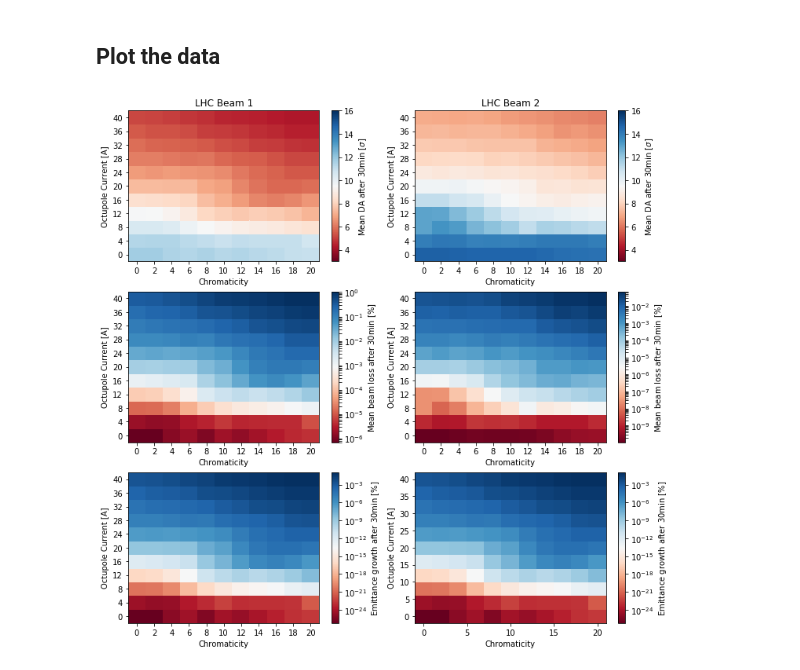
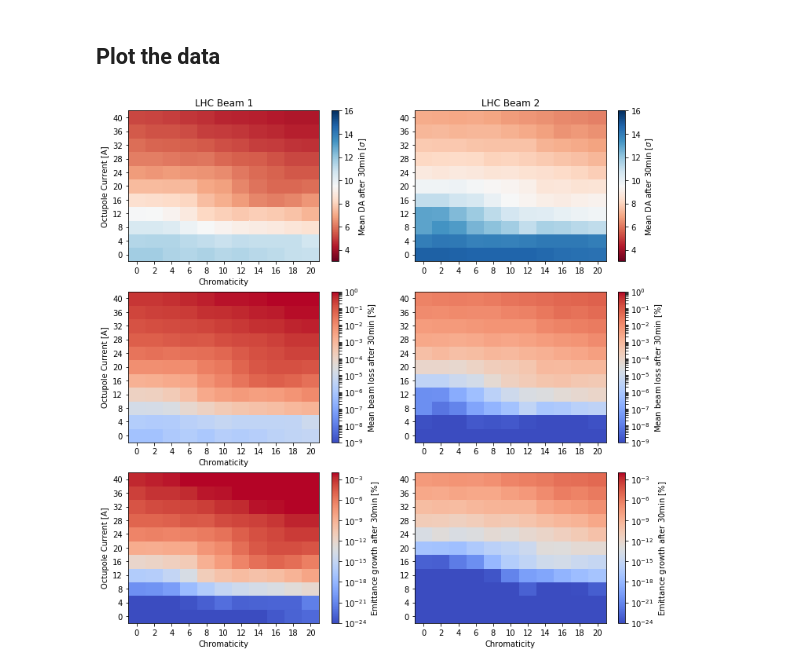
Before and after one commit to mtitze/HL-LHC, a Jupyter notebook: analyses/analysis_chroma_ioct.ipynb, the cells around one changed output. Saved outputs shown, nothing was run; the diff lists cells and outputs as text; code cells hidden in the pictures.

Commit message:
bug fixes and updates on analysis of chroma/ioct studies

```diff
--- a/analyses/analysis_chroma_ioct.ipynb
+++ b/analyses/analysis_chroma_ioct.ipynb
@@ -105,9 +105,9 @@ Calculate the emittance growth and assign to the dataframe
 def emittance_growth_gauss(d):
     return (d**2*np.exp(-d**2/2))/(2*(1-np.exp(-d**2/2)))
 
-data_B1 = data_B1.assign(eg_mean=emittance_growth_gauss(testdata.meanda))
+data_B1 = data_B1.assign(eg_mean=emittance_growth_gauss(data_B1.meanda))
 # %%
-data_B2 = data_B2.assign(eg_mean=emittance_growth_gauss(testdata.meanda))
+data_B2 = data_B2.assign(eg_mean=emittance_growth_gauss(data_B2.meanda))
 # %% [markdown]
 calculate the particle losses and assign them to the dataframe
 # %%
@@ -125,6 +125,8 @@ data_B2 = data_B2.assign(avgloss=loss[:,2])
 # %% [markdown]
 ## Plot the data
 # %%
+loss_lim1, loss_lim2 = 1e-9, 1e0
+
 fig = plt.figure(figsize=[12,12])
 ax1 = fig.add_subplot(321)
 ax2 = fig.add_subplot(322)
@@ -151,8 +153,8 @@ X,Y,Z = prepare_pcolormesh(data_B1, 'chroma','ioct','avgloss',offset=[-1,-2,0],w
 ax3.set_xlabel("Chromaticity")
 ax3.set_ylabel("Octupole Current [A]")
 
-im3 = ax3.pcolormesh(X,Y,Z, cmap=cm.RdBu, vmin=Z.min(), vmax=Z.max(),
-                                         norm=LogNorm(vmin=Z.min(), vmax=Z.max()))
+im3 = ax3.pcolormesh(X,Y,Z, cmap=cm.coolwarm, vmin=loss_lim1, vmax=loss_lim2,
+                                         norm=LogNorm(vmin=loss_lim1, vmax=loss_lim2))
 fig.colorbar(im3,label=r'Mean beam loss after 30min [$\%$]',ax=ax3)
 
 ax3.set_xticks(np.array(range(0,21,2)))
@@ -164,7 +166,7 @@ X,Y,Z = prepare_pcolormesh(data_B1, 'chroma','ioct','eg_mean',offset=[-1,-2,0],w
 ax5.set_xlabel("Chromaticity")
 ax5.set_ylabel("Octupole Current [A]")
 
-im5 = ax5.pcolormesh(X,Y,Z, cmap=cm.RdBu, vmin=Z.min(), vmax=Z.max(),
+im5 = ax5.pcolormesh(X,Y,Z, cmap=cm.coolwarm, vmin=1e-24, vmax=1e-2,
                                          norm=LogNorm(vmin=Z.min(), vmax=Z.max()))
 fig.colorbar(im5,label=r'Emittance growth after 30min [$\%$]',ax=ax5)
 
@@ -177,42 +179,42 @@ ax5.set_yticks(np.array(range(0,41,4)))
 X,Y,Z = prepare_pcolormesh(data_B2, 'chroma','ioct','meanda',offset=[-1,-2,0])
 
 ax2.set_title('LHC Beam 2')
-ax2.set_xlabel("Chromaticity")
-ax2.set_ylabel("Octupole Current [A]")
+# ax2.set_xlabel("Chromaticity")
+# ax2.set_ylabel("Octupole Current [A]")
 
 im1 = ax2.pcolormesh(X,Y,Z, cmap=cm.RdBu, vmin=3, vmax=16)
 fig.colorbar(im1,label=r'Mean DA after 30min [$\sigma$]',ax=ax2)
 
 ax2.set_xticks(np.array(range(0,21,2)))
 ax2.set_yticks(np.array(range(0,41,4)))
 
 
 X,Y,Z = prepare_pcolormesh(data_B2, 'chroma','ioct','avgloss',offset=[-1,-2,0],weights=[1,1,100])
 
-ax4.set_xlabel("Chromaticity")
-ax4.set_ylabel("Octupole Current [A]")
+# ax4.set_xlabel("Chromaticity")
+# ax4.set_ylabel("Octupole Current [A]")
 
-im4 = ax4.pcolormesh(X,Y,Z, cmap=cm.RdBu, vmin=Z.min(), vmax=Z.max(),
-                     norm=LogNorm(vmin=Z.min(), vmax=Z.max()))
+im4 = ax4.pcolormesh(X,Y,Z, cmap=cm.coolwarm, vmin=loss_lim1, vmax=loss_lim2,
+                     norm=LogNorm(vmin=loss_lim1, vmax=loss_lim2))
 fig.colorbar(im4,label=r'Mean beam loss after 30min [$\%$]',ax=ax4)
 
 ax4.set_xticks(np.array(range(0,21,2)))
 ax4.set_yticks(np.array(range(0,41,4)))
 
 
 X,Y,Z = prepare_pcolormesh(data_B2, 'chroma','ioct','eg_mean',offset=[-1,-2,0],weights=[1,1,100])
 
 ax6.set_xlabel("Chromaticity")
-ax6.set_ylabel("Octupole Current [A]")
+# ax6.set_ylabel("Octupole Current [A]")
 
-im6 = ax6.pcolormesh(X,Y,Z, cmap=cm.RdBu, vmin=Z.min(), vmax=Z.max(),
+im6 = ax6.pcolormesh(X,Y,Z, cmap=cm.coolwarm, vmin=1e-24, vmax=1e-2,
                      norm=LogNorm(vmin=Z.min(), vmax=Z.max()))
 fig.colorbar(im6,label=r'Emittance growth after 30min [$\%$]',ax=ax6)
 
-ax4.set_xticks(np.array(range(0,21,2)))
-ax4.set_yticks(np.array(range(0,41,4)))
+ax6.set_xticks(np.array(range(0,21,2)))
+ax6.set_yticks(np.array(range(0,41,4)))
 
 
 plt.show()
 # %% [output]
-[figure, old version]
+[figure, new version]
```
